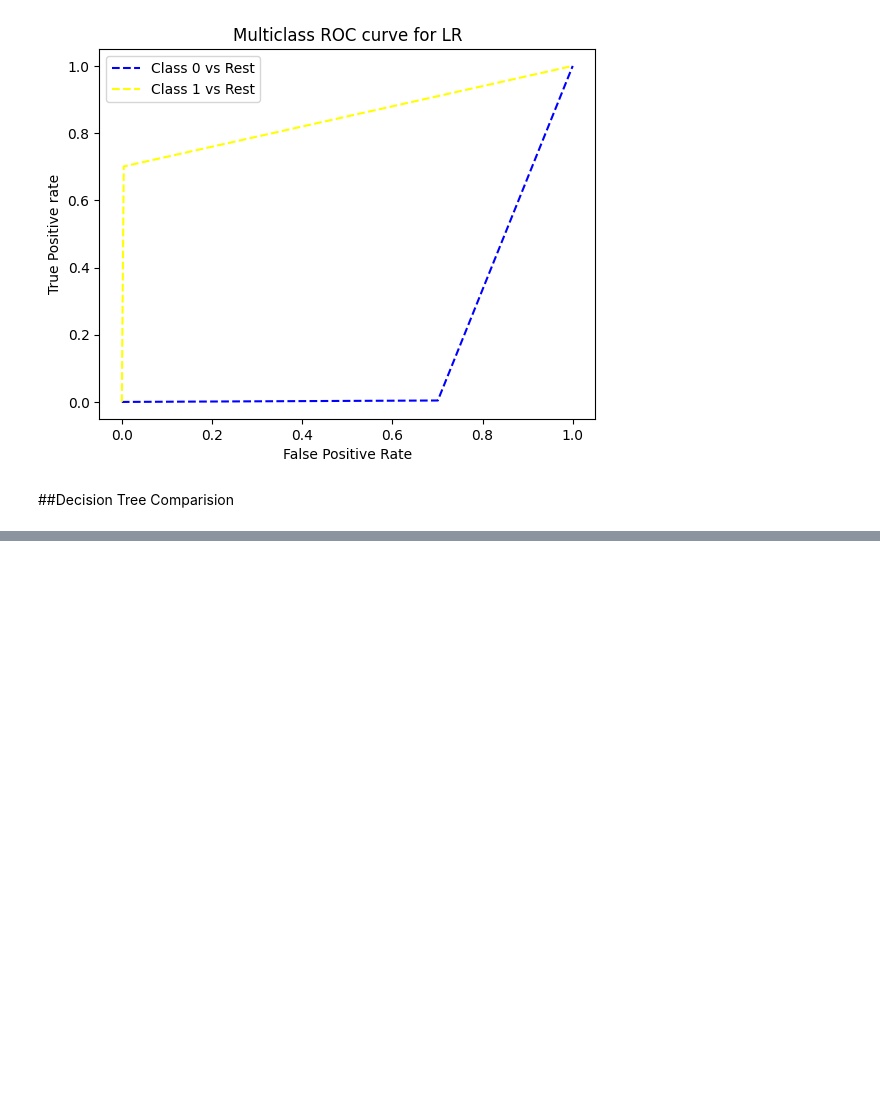
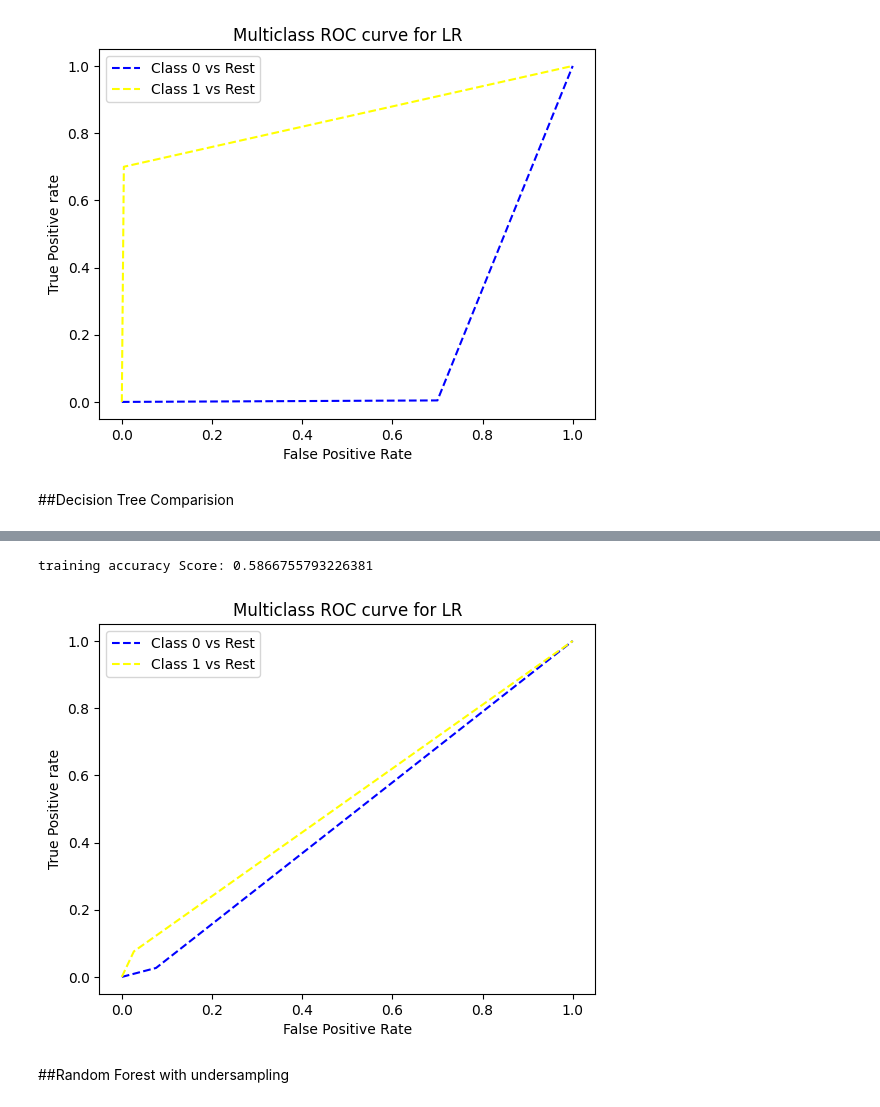
Before and after one commit to lokeshreddiee/Task_Completion, a Jupyter notebook: CMPE_255_GROUP_9.ipynb, the cells around one changed output, grey strips where cells are left out. Drawn from its saved outputs; the diff is of its cells as text; code cells hidden in the pictures; blank space fills up the shorter version.

```diff
--- a/CMPE_255_GROUP_9.ipynb
+++ b/CMPE_255_GROUP_9.ipynb
@@ -1533,0 +1612,2 @@ resultDic['Decision Tree'] = 0.7465690759377859#DT3, {'max_depth': 9, 'min_sampl
+# %%
+grid_result = RF(x_train_pca, y_train)
@@ -1533,0 +1634,5 @@ resultDic['Decision Tree'] = 0.7465690759377859#DT3, {'max_depth': 9, 'min_sampl
+# %%
+y_prediction = grid_result.predict(x_test)
+scores(y_test, y_prediction)
+RFresult['RF2']= recall_score(y_test, y_prediction, average=None)[1]
+print("Class 1 recall score on test data:", RFresult['RF2'])
@@ -1533,0 +1660,11 @@ resultDic['Decision Tree'] = 0.7465690759377859#DT3, {'max_depth': 9, 'min_sampl
+# %%
+y_pre = grid_result.predict(x_train_pca)
+print('training accuracy Score:',recall_score(y_train, y_pre))
+# %% [output]
+training accuracy Score: 0.5866755793226381
+# %%
+roc(y_test, y_prediction)
+# %% [output]
+[figure, added]
+# %% [markdown]
+##Random Forest with undersampling
```
Also changed, not shown: parts of 72 cells of this notebook.
